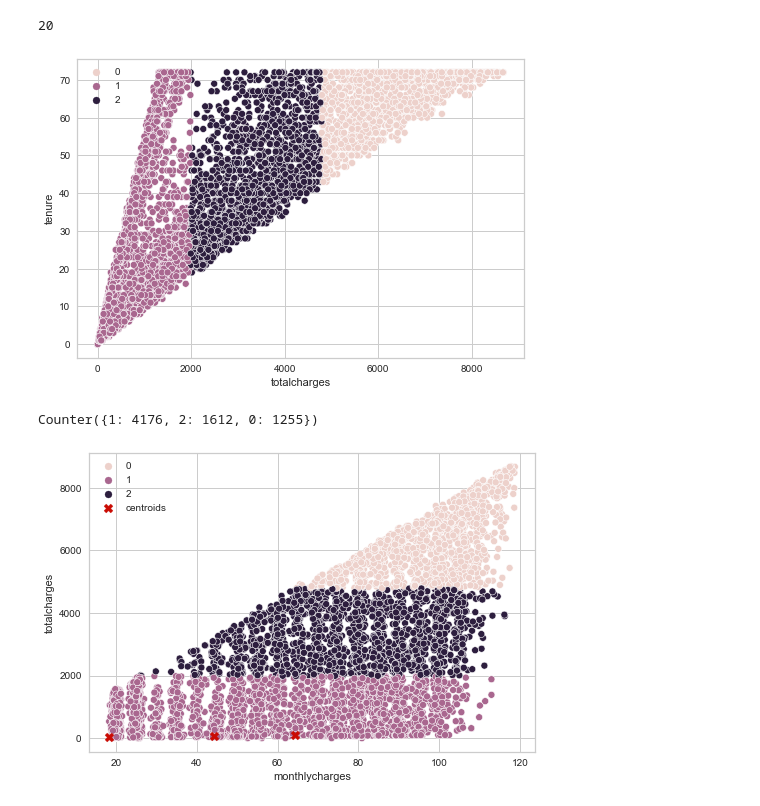
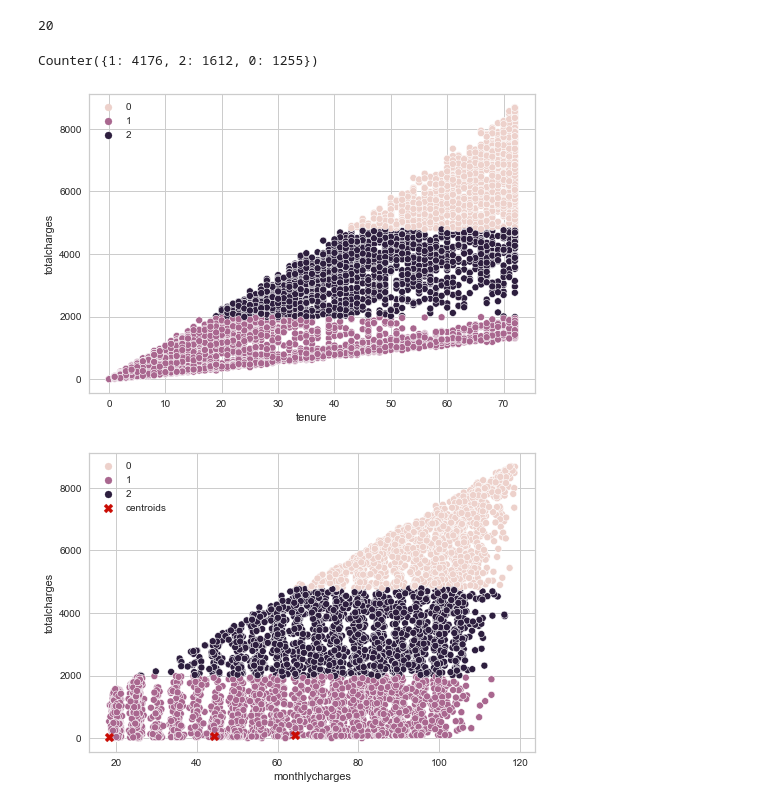
Before and after one commit to KristofVandewynckel/Telecom_Churn, a Jupyter notebook: K_means_clustering.ipynb, the cells around one changed output. Saved outputs shown, nothing was run; the diff lists cells and outputs as text; code cells hidden in the pictures.

```diff
--- a/K_means_clustering.ipynb
+++ b/K_means_clustering.ipynb
@@ -29,4 +39,5 @@ visualizer.show()
 <AxesSubplot:title={'center':'Distortion Score Elbow for KMeans Clustering'}, xlabel='k', ylabel='distortion score'>
 # %%
 from sklearn.cluster import KMeans
-kmeans = KMeans(n_clusters=3, init='k-means++', random_state=0).fit(df)
+# kmeans = KMeans(n_clusters=3, init='k-means++', random_state=0).fit(df)
+kmeans = KMeans(n_clusters=3, init='k-means++', random_state=0)
@@ -71,18 +98,18 @@ array([[ 6.43848606e+01,  9.79792430e+01,  6.29777869e+03,
 kmeans.n_iter_
 # %% [output]
 20
-# %%
-import seaborn as sns
-import matplotlib.pyplot as plt
-sns.scatterplot(data=df, x="totalcharges", y="tenure", hue=kmeans.labels_)
-plt.show()
-# %% [output]
-[figure, removed]
 # %%
 from collections import Counter
 Counter(kmeans.labels_)
 # %% [output]
 Counter({1: 4176, 2: 1612, 0: 1255})
+# %%
+import seaborn as sns
+import matplotlib.pyplot as plt
+sns.scatterplot(data=df, x="tenure", y="totalcharges", hue=kmeans.labels_)
+plt.show()
+# %% [output]
+[figure, added]
 # %%
 sns.scatterplot(data=df, x="monthlycharges", y="totalcharges", hue=kmeans.labels_)
 plt.scatter(kmeans.cluster_centers_[:,0], kmeans.cluster_centers_[:,1],
```
Also changed, not shown: parts of 13 cells of this notebook, 1 other file.
